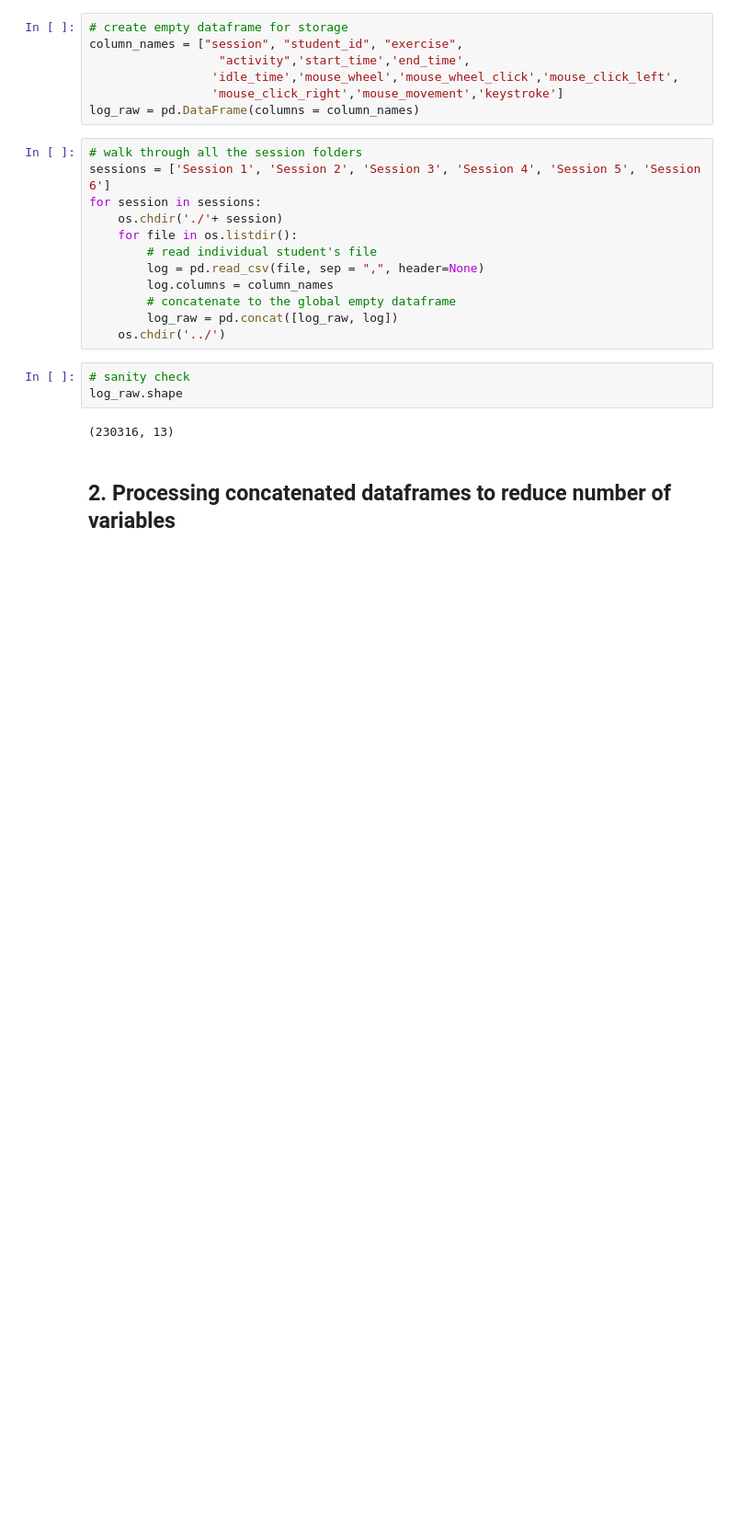
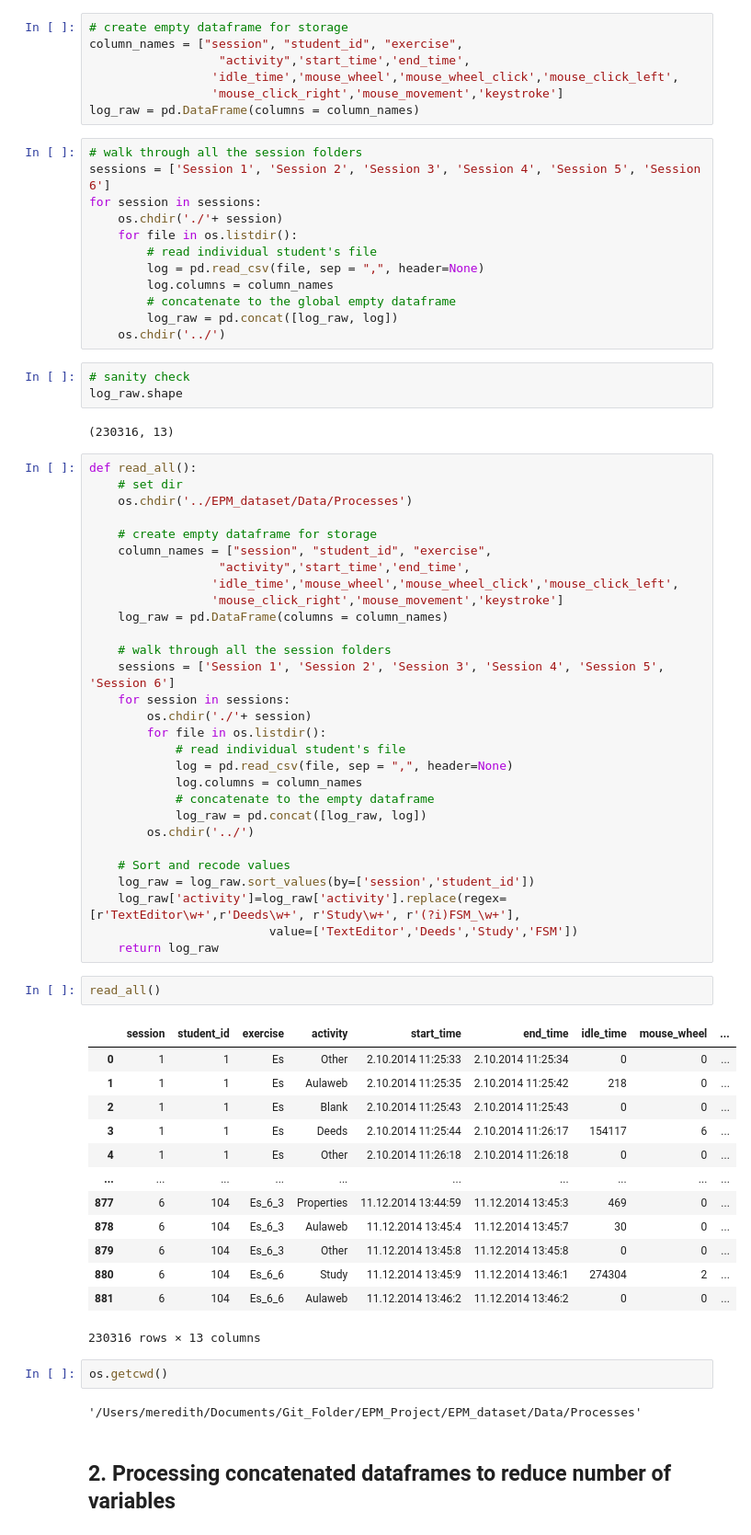
Before and after one commit to EPM-LearningAnalytics/epm, a Jupyter notebook: Analysis/Dataset_Prep_Meredith.ipynb, the cells around one changed output. Shown: that part at 92% size. Saved outputs shown, nothing was run; the diff lists cells and outputs as text; blank space fills up the shorter version.

Commit message:
updated graph data functions and all_log.csv

```diff
--- a/Analysis/Dataset_Prep_Meredith.ipynb
+++ b/Analysis/Dataset_Prep_Meredith.ipynb
@@ -62,6 +62,55 @@ for session in sessions:
 log_raw.shape
 # %% [output]
 (230316, 13)
+# %%
+def read_all():
+    # set dir
+    os.chdir('../EPM_dataset/Data/Processes')
+
+    # create empty dataframe for storage
+    column_names = ["session", "student_id", "exercise",
+                  "activity",'start_time','end_time',
+                 'idle_time','mouse_wheel','mouse_wheel_click','mouse_click_left',
+                 'mouse_click_right','mouse_movement','keystroke']
+    log_raw = pd.DataFrame(columns = column_names)
+
+    # walk through all the session folders
+    sessions = ['Session 1', 'Session 2', 'Session 3', 'Session 4', 'Session 5', 'Session 6']
+    for session in sessions:
+        os.chdir('./'+ session)
+        for file in os.listdir():
+            # read individual student's file
+            log = pd.read_csv(file, sep = ",", header=None)
+            log.columns = column_names
+            # concatenate to the empty dataframe
+            log_raw = pd.concat([log_raw, log])
+        os.chdir('../')
+
+    # Sort and recode values
+    log_raw = log_raw.sort_values(by=['session','student_id'])
+    log_raw['activity']=log_raw['activity'].replace(regex=[r'TextEditor\w+',r'Deeds\w+', r'Study\w+', r'(?i)FSM_\w+'],
+                         value=['TextEditor','Deeds','Study','FSM'])
+    return log_raw
+# %%
+read_all()
+# %% [output]
+|  | session | student_id | exercise | activity | start_time | end_time | idle_time | mouse_wheel | ... |
+| 0 | 1 | 1 | Es | Other | 2.10.2014 11:25:33 | 2.10.2014 11:25:34 | 0 | 0 | ... |
+| 1 | 1 | 1 | Es | Aulaweb | 2.10.2014 11:25:35 | 2.10.2014 11:25:42 | 218 | 0 | ... |
+| 2 | 1 | 1 | Es | Blank | 2.10.2014 11:25:43 | 2.10.2014 11:25:43 | 0 | 0 | ... |
+| 3 | 1 | 1 | Es | Deeds | 2.10.2014 11:25:44 | 2.10.2014 11:26:17 | 154117 | 6 | ... |
+| 4 | 1 | 1 | Es | Other | 2.10.2014 11:26:18 | 2.10.2014 11:26:18 | 0 | 0 | ... |
+| ... | ... | ... | ... | ... | ... | ... | ... | ... | ... |
+| 877 | 6 | 104 | Es_6_3 | Properties | 11.12.2014 13:44:59 | 11.12.2014 13:45:3 | 469 | 0 | ... |
+| 878 | 6 | 104 | Es_6_3 | Aulaweb | 11.12.2014 13:45:4 | 11.12.2014 13:45:7 | 30 | 0 | ... |
+| 879 | 6 | 104 | Es_6_3 | Other | 11.12.2014 13:45:8 | 11.12.2014 13:45:8 | 0 | 0 | ... |
+| 880 | 6 | 104 | Es_6_6 | Study | 11.12.2014 13:45:9 | 11.12.2014 13:46:1 | 274304 | 2 | ... |
+| 881 | 6 | 104 | Es_6_6 | Aulaweb | 11.12.2014 13:46:2 | 11.12.2014 13:46:2 | 0 | 0 | ... |
+230316 rows × 13 columns
+# %%
+os.getcwd()
+# %% [output]
+'/Users/meredith/Documents/Git_Folder/EPM_Project/EPM_dataset/Data/Processes'
 # %% [markdown]
 ## 2. Processing concatenated dataframes to reduce number of variables
 # %%
```
Also changed, not shown: parts of 5 cells of this notebook, 10 other files.
